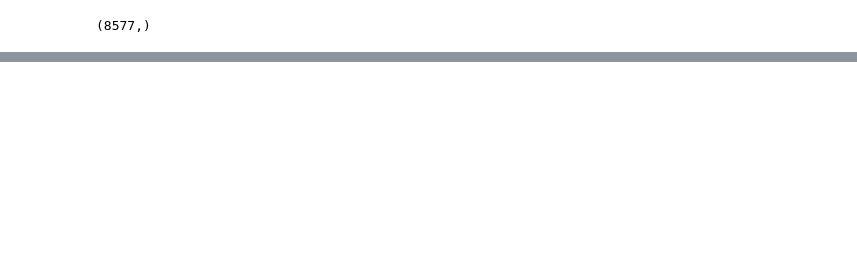
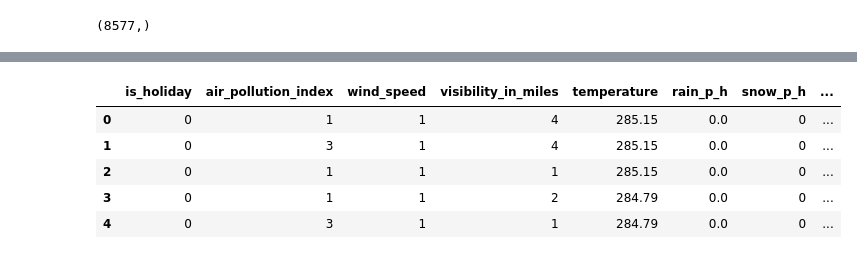
Before and after one commit to Vedant1202/traffic_prediction_sangam_2019, a Jupyter notebook: Training.ipynb, the cells around one changed output, grey strips where cells are left out. Saved outputs shown, nothing was run; the diff lists cells and outputs as text; code cells hidden in the pictures; blank space fills up the shorter version.

```diff
--- a/Training.ipynb
+++ b/Training.ipynb
@@ -512,0 +580,17 @@ np.sqrt(mean_squared_error(y_test, rf_preds_v1))
+# %%
+for i in range(len(test_df['air_pollution_index'])):
+
+    if (test_df['air_pollution_index'][i] <= 50):
+        test_df['air_pollution_index'][i] = 0
+    elif (test_df['air_pollution_index'][i] > 50 and test_df['air_pollution_index'][i] <= 100):
+        test_df['air_pollution_index'][i] = 1
+    elif (test_df['air_pollution_index'][i] > 100 and test_df['air_pollution_index'][i] <= 200):
+        test_df['air_pollution_index'][i] = 2
+    elif (test_df['air_pollution_index'][i] > 200 and test_df['air_pollution_index'][i] <= 300):
+        test_df['air_pollution_index'][i] = 3
+    else:
+        test_df['air_pollution_index'][i] = None
+
+#   Just to make the loop more verbose
+    if (i % 100 == 0):
+        print(i)
@@ -512,0 +633,23 @@ np.sqrt(mean_squared_error(y_test, rf_preds_v1))
+# %%
+api_lag_test = pd.DataFrame(data=test_df['air_pollution_index'].copy().shift(1).tolist(), columns=['air_pollution_index_lag'])
+wind_sp_lag_test = pd.DataFrame(data=test_df['wind_speed'].copy().shift(1).tolist(), columns=['wind_speed_lag'])
+vis_lag_test = pd.DataFrame(data=test_df['visibility_in_miles'].copy().shift(1).tolist(), columns=['visibility_in_miles_lag'])
+temp_lag_test = pd.DataFrame(data=test_df['temperature'].copy().shift(1).tolist(), columns=['temperature_lag'])
+rain_lag_test = pd.DataFrame(data=test_df['rain_p_h'].copy().shift(1).tolist(), columns=['rain_p_h_lag'])
+snow_lag_test = pd.DataFrame(data=test_df['snow_p_h'].copy().shift(1).tolist(), columns=['snow_p_h_lag'])
+clouds_lag_test = pd.DataFrame(data=test_df['clouds_all'].copy().shift(1).tolist(), columns=['clouds_all_lag'])
+weather_lag_test = pd.DataFrame(data=test_df['weather_type'].copy().shift(1).tolist(), columns=['weather_type_lag'])
+# %%
+lag_df_test = pd.concat([api_lag_test, wind_sp_lag_test, vis_lag_test, temp_lag_test, rain_lag_test, snow_lag_test, clouds_lag_test, weather_lag_test],
+                  axis=1)
+# %%
+test_df_2 = pd.concat([test_df.copy(), lag_df_test.copy()], axis=1)
+# %%
+test_df_2.head()
+# %% [output]
+|  | is_holiday | air_pollution_index | wind_speed | visibility_in_miles | temperature | rain_p_h | snow_p_h | ... |
+| 0 | 0 | 1 | 1 | 4 | 285.15 | 0.0 | 0 | ... |
+| 1 | 0 | 3 | 1 | 4 | 285.15 | 0.0 | 0 | ... |
+| 2 | 0 | 1 | 1 | 1 | 285.15 | 0.0 | 0 | ... |
+| 3 | 0 | 1 | 1 | 2 | 284.79 | 0.0 | 0 | ... |
+| 4 | 0 | 3 | 1 | 1 | 284.79 | 0.0 | 0 | ... |
```
Also changed, not shown: parts of 39 cells of this notebook, 2 other files.
